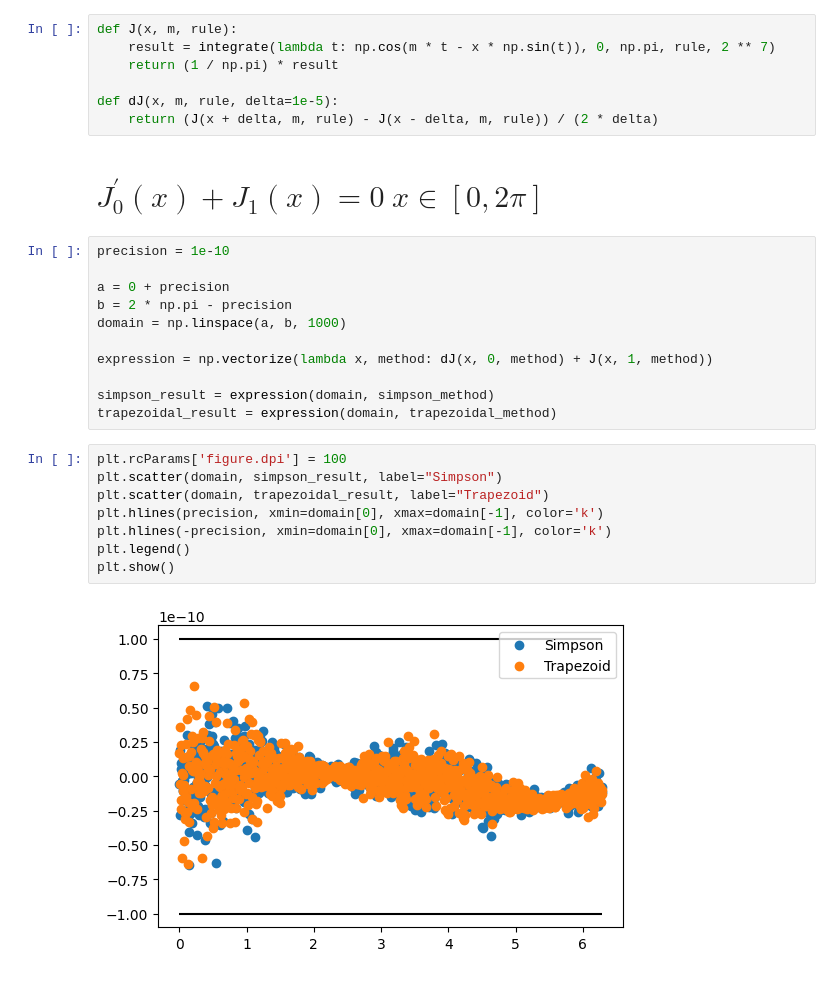
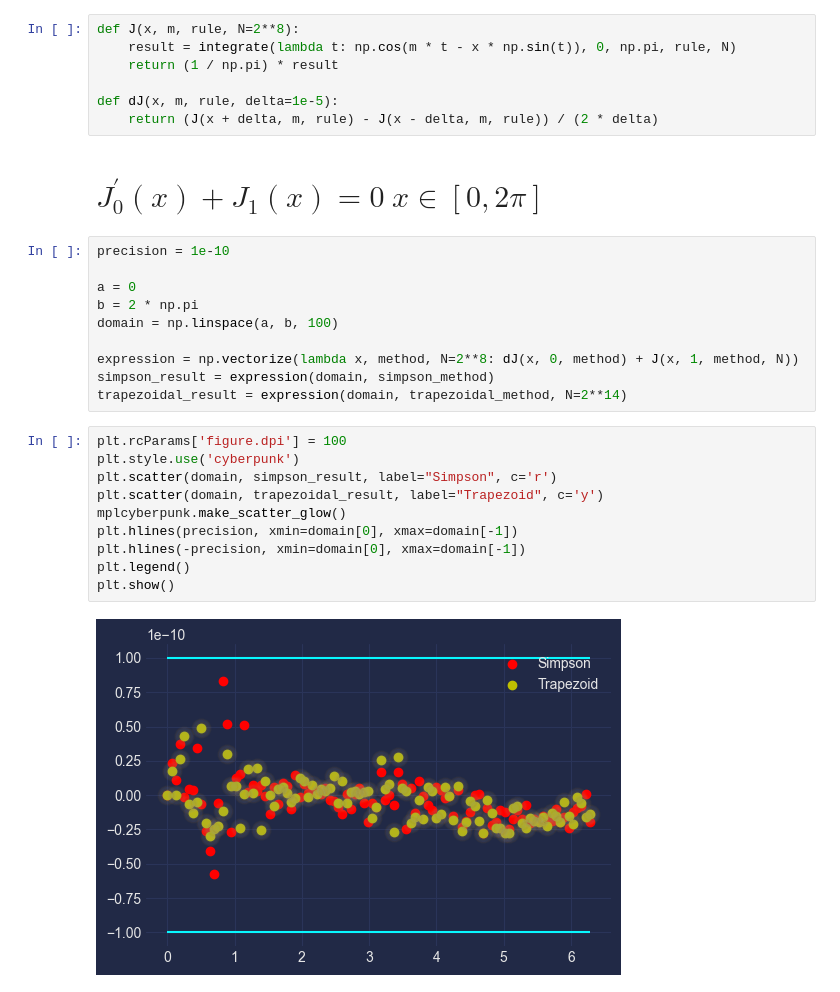
Before and after one commit to dckokis/OVF, a Jupyter notebook: task4/task4.ipynb, the cells around one changed output. Drawn from its saved outputs; the diff is of its cells as text.

```diff
--- a/task4/task4.ipynb
+++ b/task4/task4.ipynb
@@ -27,6 +28,6 @@ simpson_method = lambda f, a, b: (f(a) + 4 * f((a + b) / 2) + f(b)) * (b - a) /
 # %%
-def J(x, m, rule):
-	result = integrate(lambda t: np.cos(m * t - x * np.sin(t)), 0, np.pi, rule, 2 ** 7)
+def J(x, m, rule, N=2**8):
+	result = integrate(lambda t: np.cos(m * t - x * np.sin(t)), 0, np.pi, rule, N)
 	return (1 / np.pi) * result
 
 def dJ(x, m, rule, delta=1e-5):
@@ -36,21 +37,22 @@ def dJ(x, m, rule, delta=1e-5):
 # %%
 precision = 1e-10
 
-a = 0 + precision
-b = 2 * np.pi - precision
-domain = np.linspace(a, b, 1000)
+a = 0
+b = 2 * np.pi
+domain = np.linspace(a, b, 100)
 
-expression = np.vectorize(lambda x, method: dJ(x, 0, method) + J(x, 1, method))
-
+expression = np.vectorize(lambda x, method, N=2**8: dJ(x, 0, method) + J(x, 1, method, N))
 simpson_result = expression(domain, simpson_method)
-trapezoidal_result = expression(domain, trapezoidal_method)
+trapezoidal_result = expression(domain, trapezoidal_method, N=2**14)
 # %%
 plt.rcParams['figure.dpi'] = 100
-plt.scatter(domain, simpson_result, label="Simpson")
-plt.scatter(domain, trapezoidal_result, label="Trapezoid")
-plt.hlines(precision, xmin=domain[0], xmax=domain[-1], color='k')
-plt.hlines(-precision, xmin=domain[0], xmax=domain[-1], color='k')
+plt.style.use('cyberpunk')
+plt.scatter(domain, simpson_result, label="Simpson", c='r')
+plt.scatter(domain, trapezoidal_result, label="Trapezoid", c='y')
+mplcyberpunk.make_scatter_glow()
+plt.hlines(precision, xmin=domain[0], xmax=domain[-1])
+plt.hlines(-precision, xmin=domain[0], xmax=domain[-1])
 plt.legend()
 plt.show()
 # %% [output]
-[figure, old version]
+[figure, new version]
```
Also changed, not shown: parts of 5 cells of this notebook, 3 other files.
